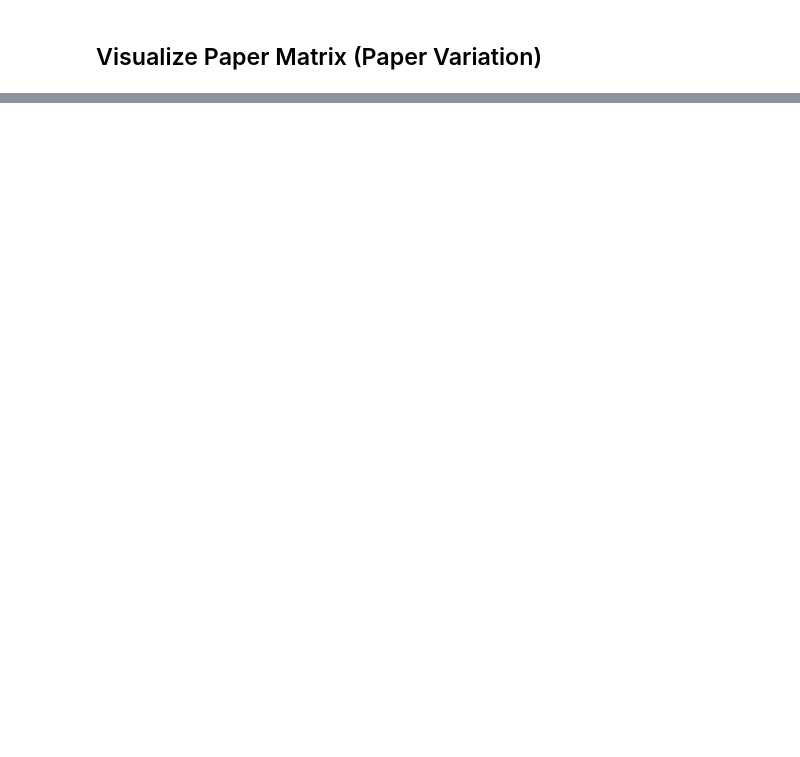
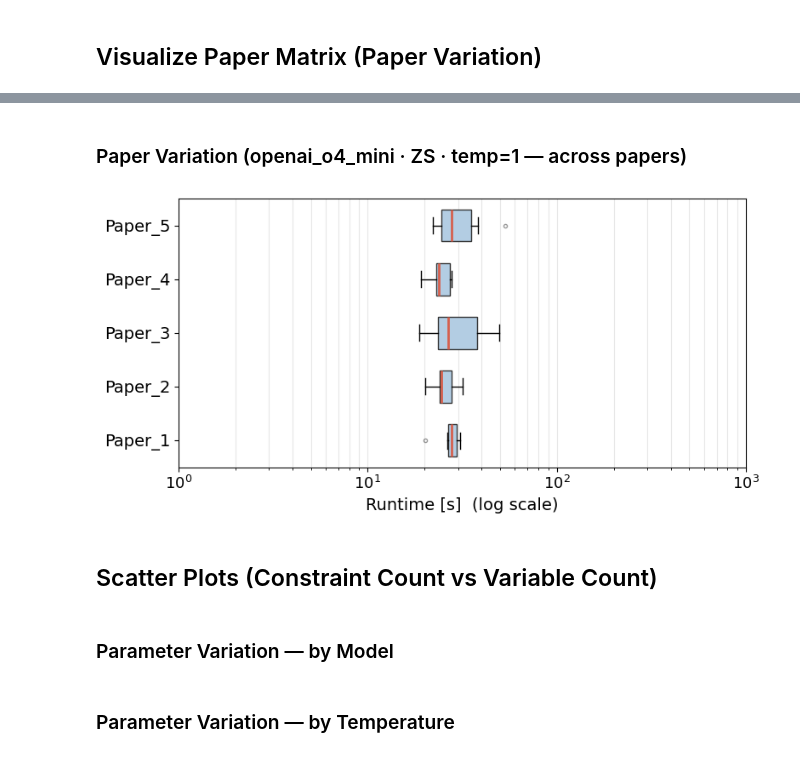
Before and after one commit to joernmht/raiLPminerExperimentation, a Jupyter notebook: analysis.ipynb, the cells around one changed output, grey strips where cells are left out. Saved outputs shown, nothing was run; the diff lists cells and outputs as text; code cells hidden in the pictures; blank space fills up the shorter version.

```diff
--- a/analysis.ipynb
+++ b/analysis.ipynb
@@ -86,0 +237,14 @@ visualize_paper_matrix_selected(
+# %% [markdown]
+### Paper Variation (openai_o4_mini · ZS · temp=1 — across papers)
+# %%
+plot_runtime_boxplots(
+    df_filtered_paper,
+    categories=["paper"],
+    figsize=(8, 4),
+    fontsize=14,
+    save_path=f"{fig_path_dir}/runtime_boxplots_paper.pdf",
+)
+# %% [output]
+[figure, added]
+# %% [markdown]
+## Scatter Plots (Constraint Count vs Variable Count)
@@ -86,0 +253,2 @@ visualize_paper_matrix_selected(
+# %% [markdown]
+### Parameter Variation — by Model
@@ -86,0 +262,2 @@ visualize_paper_matrix_selected(
+# %% [markdown]
+### Parameter Variation — by Temperature
```
Also changed, not shown: parts of 23 cells of this notebook, 19 other files.
